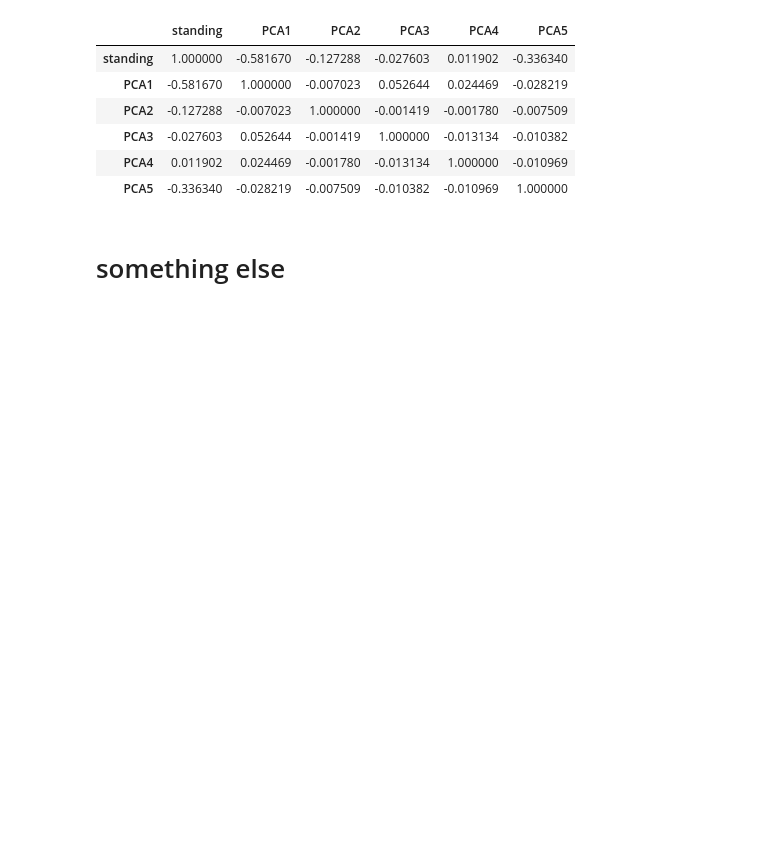
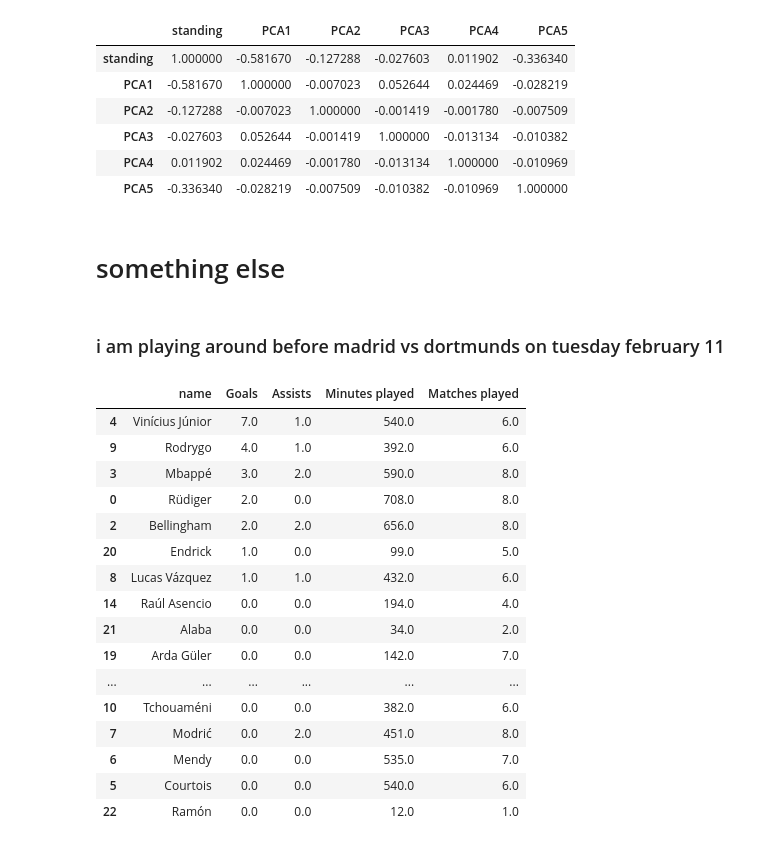
Before and after one commit to NikolaosTM/UCL2025, a Jupyter notebook: LeaguePhase/workbook.ipynb, the cells around one changed output. Saved outputs shown, nothing was run; the diff lists cells and outputs as text; code cells hidden in the pictures; blank space fills up the shorter version.

Commit message:
playing

```diff
--- a/LeaguePhase/workbook.ipynb
+++ b/LeaguePhase/workbook.ipynb
@@ -463,3 +463,28 @@ pca_corr
 | PCA5 | -0.336340 | -0.028219 | -0.007509 | -0.010382 | -0.010969 | 1.000000 |
 # %% [markdown]
 # something else
+# %% [markdown]
+### i am playing around before madrid vs dortmunds on tuesday february 11
+# %%
+real_madrid = pd.read_csv('data/uefa.com/players/realmadrid/master.csv')
+man_city = pd.read_csv('data/uefa.com/players/mancity/master.csv')
+# %%
+real_madrid[['name','Goals','Assists','Minutes played', 'Matches played']].dropna().sort_values('Goals',ascending=False)
+# %% [output]
+|  | name | Goals | Assists | Minutes played | Matches played |
+| 4 | Vinícius Júnior | 7.0 | 1.0 | 540.0 | 6.0 |
+| 9 | Rodrygo | 4.0 | 1.0 | 392.0 | 6.0 |
+| 3 | Mbappé | 3.0 | 2.0 | 590.0 | 8.0 |
+| 0 | Rüdiger | 2.0 | 0.0 | 708.0 | 8.0 |
+| 2 | Bellingham | 2.0 | 2.0 | 656.0 | 8.0 |
+| 20 | Endrick | 1.0 | 0.0 | 99.0 | 5.0 |
+| 8 | Lucas Vázquez | 1.0 | 1.0 | 432.0 | 6.0 |
+| 14 | Raúl Asencio | 0.0 | 0.0 | 194.0 | 4.0 |
+| 21 | Alaba | 0.0 | 0.0 | 34.0 | 2.0 |
+| 19 | Arda Güler | 0.0 | 0.0 | 142.0 | 7.0 |
+| ... | ... | ... | ... | ... | ... |
+| 10 | Tchouaméni | 0.0 | 0.0 | 382.0 | 6.0 |
+| 7 | Modrić | 0.0 | 2.0 | 451.0 | 8.0 |
+| 6 | Mendy | 0.0 | 0.0 | 535.0 | 7.0 |
+| 5 | Courtois | 0.0 | 0.0 | 540.0 | 6.0 |
+| 22 | Ramón | 0.0 | 0.0 | 12.0 | 1.0 |
```
Also changed, not shown: parts of 14 cells of this notebook, 15 other files.
